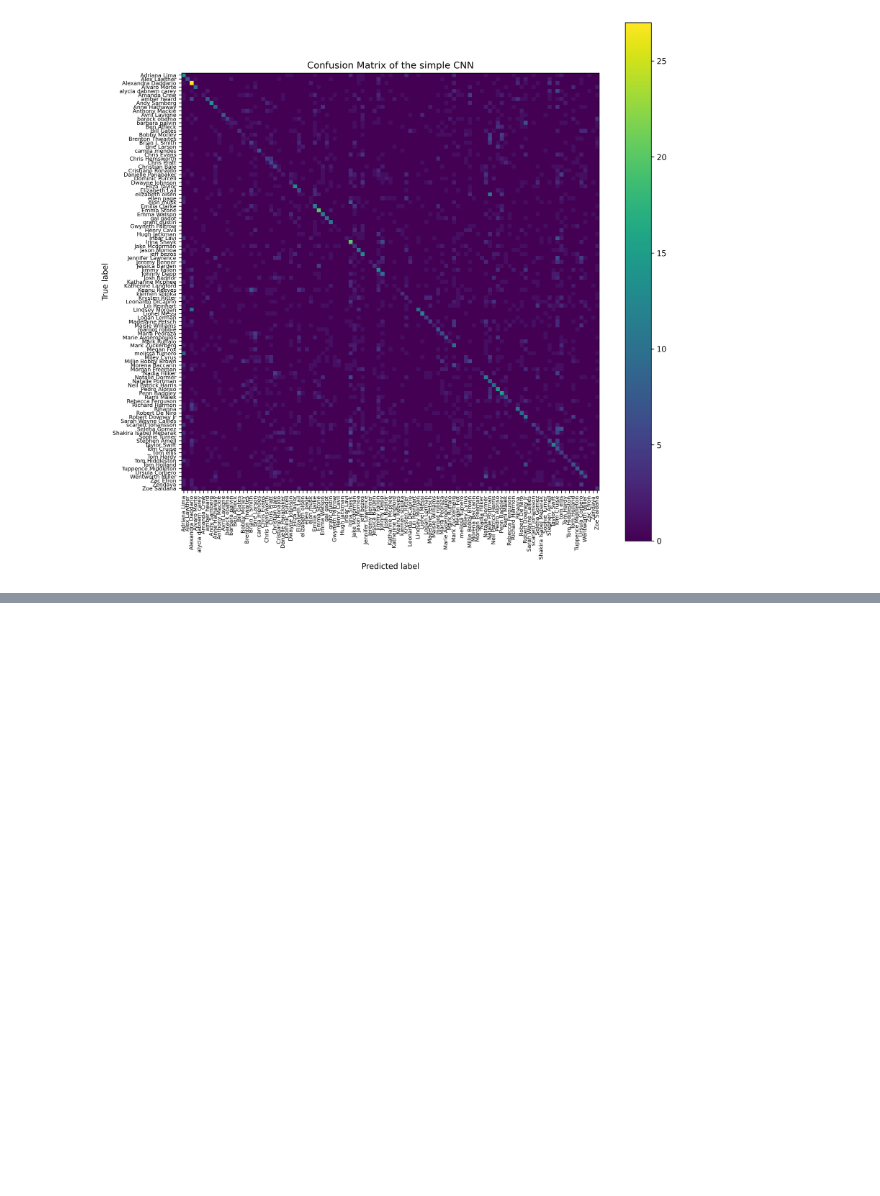
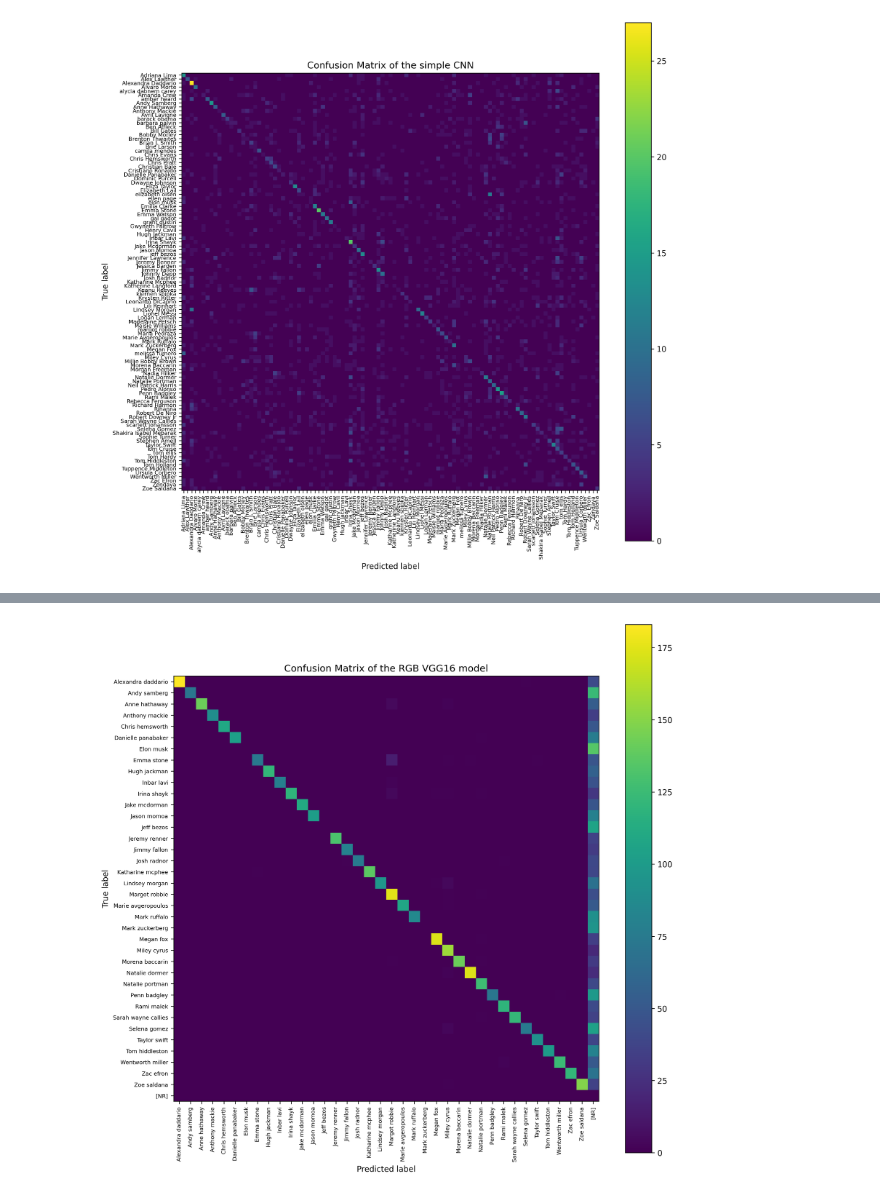
Before and after one commit to LesageArno/AIModelsAndApplication20252026M1InfoIA, a Jupyter notebook: src/FinalStage.ipynb, the cells around one changed output, grey strips where cells are left out. Cells and saved outputs as stored; diff of their text form; code cells hidden in the pictures; blank space fills up the shorter version.

```diff
--- a/src/FinalStage.ipynb
+++ b/src/FinalStage.ipynb
@@ -400,0 +649,17 @@ fig.savefig("CNN Confusion Matrix")
+# %%
+# Build the model
+modelVGGRGB = applications.VGG16(weights=os.path.join(dir_path, "models", "rcmalli_vggface_tf_vgg16.h5"), classes=2622)
+modelVGGRGB.summary()
+
+# Get subset of actor which can be recognised by vgg-faces
+vggDFRGB = dfRGB[dfRGB["name"].str.capitalize().replace(".", "").isin(vggNameToIntDict.keys())].copy(deep=True)
+
+# Process the name of the actor
+vggDFRGB["name"] = vggDFRGB["name"].str.capitalize().replace(".","")
+
+# Replace the actorID with the new one
+vggDFRGB["actorID"] = vggDFRGB["name"].map(vggNameToIntDict)
+
+# Check if the changes seems corrects
+vggDFRGB.tail()
+print(vggDFRGB.shape[0])
@@ -400,0 +738,10 @@ fig.savefig("CNN Confusion Matrix")
+# %%
+# Transform int to labels
+y_testVGGLabRGB = [vggIntToNameDict.get(i, "[NR]") for i in y_testVGGRGB]
+y_predVGGLabRGB = [vggIntToNameDict.get(i, "[NR]") for i in y_predVGGRGB]
+
+# Get the accuracy
+print(f"The accuracy for this model is {accuracy_score(y_testVGGLabRGB, y_predVGGLabRGB):.4f}.")
+
+# Print the results
+print(classification_report(y_testVGGLabRGB, y_predVGGLabRGB))
@@ -400,0 +766,16 @@ fig.savefig("CNN Confusion Matrix")
+# %%
+cm = confusion_matrix(y_testVGGLabRGB, y_predVGGLabRGB)
+fig, ax = plt.subplots(figsize=(12, 12), dpi=300)
+ConfusionMatrixDisplay(
+    cm,
+    display_labels=sorted(set(y_testVGGLabRGB) | set(y_predVGGLabRGB)) # For some reason, "[NR]" was leading to error, so we needed to do that to complete the set of labels
+).plot(
+    ax=ax,
+    xticks_rotation="vertical",
+    include_values=False
+)
+ax.set_title("Confusion Matrix of the RGB VGG16 model")
+ax.tick_params(axis='both', labelsize=7)
+fig.savefig("RGB VGG16 Confusion Matrix")
+# %% [output]
+[figure, added]
```
Also changed, not shown: parts of 30 cells of this notebook, 28 other files.
